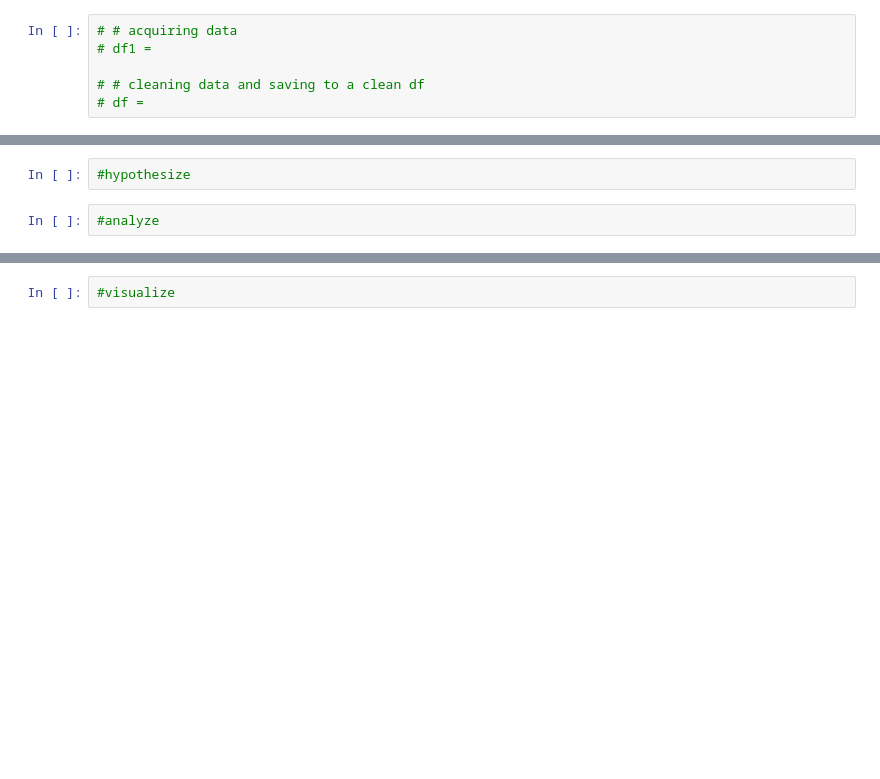
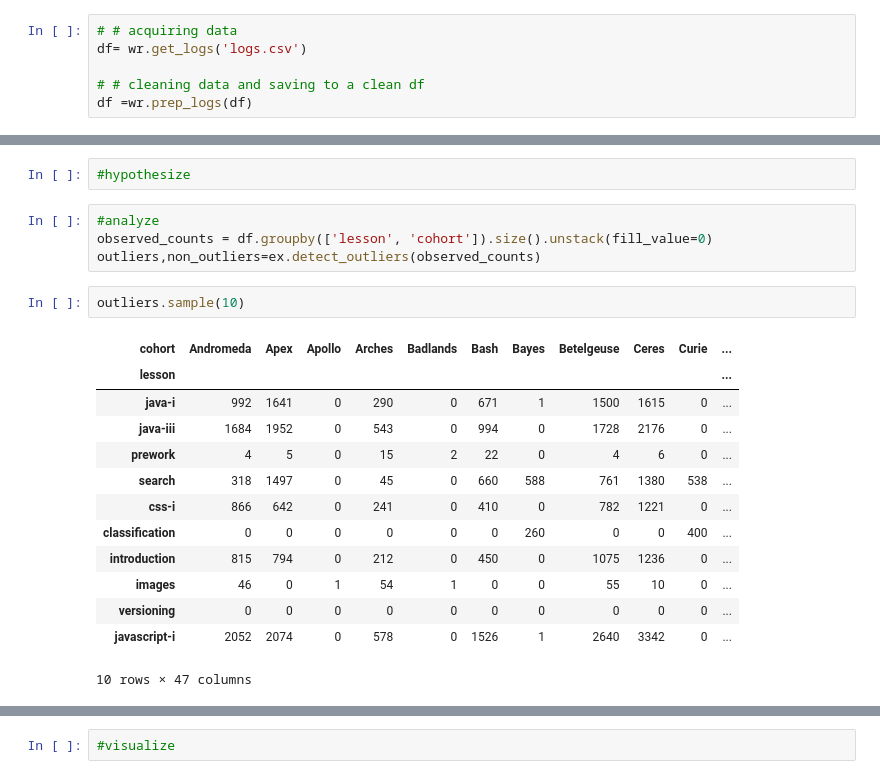
Before and after one commit to Access-Not-Found/project_anomaly, a Jupyter notebook: final_report.ipynb, the cells around one changed output, grey strips where cells are left out. Cells and saved outputs as stored; diff of their text form; blank space fills up the shorter version.

```diff
--- a/final_report.ipynb
+++ b/final_report.ipynb
@@ -53,7 +56,7 @@ import seaborn as sns
 || |
 # %%
 # # acquiring data
-# df1 =
+df= wr.get_logs('logs.csv')
 
 # # cleaning data and saving to a clean df
-# df =
+df =wr.prep_logs(df)
@@ -81,3 +107,21 @@ import seaborn as sns
 #hypothesize
 # %%
 #analyze
+observed_counts = df.groupby(['lesson', 'cohort']).size().unstack(fill_value=0)
+outliers,non_outliers=ex.detect_outliers(observed_counts)
+# %%
+outliers.sample(10)
+# %% [output]
+| cohort | Andromeda | Apex | Apollo | Arches | Badlands | Bash | Bayes | Betelgeuse | Ceres | Curie | ... |
+| lesson |  |  |  |  |  |  |  |  |  |  | ... |
+| java-i | 992 | 1641 | 0 | 290 | 0 | 671 | 1 | 1500 | 1615 | 0 | ... |
+| java-iii | 1684 | 1952 | 0 | 543 | 0 | 994 | 0 | 1728 | 2176 | 0 | ... |
+| prework | 4 | 5 | 0 | 15 | 2 | 22 | 0 | 4 | 6 | 0 | ... |
+| search | 318 | 1497 | 0 | 45 | 0 | 660 | 588 | 761 | 1380 | 538 | ... |
+| css-i | 866 | 642 | 0 | 241 | 0 | 410 | 0 | 782 | 1221 | 0 | ... |
+| classification | 0 | 0 | 0 | 0 | 0 | 0 | 260 | 0 | 0 | 400 | ... |
+| introduction | 815 | 794 | 0 | 212 | 0 | 450 | 0 | 1075 | 1236 | 0 | ... |
+| images | 46 | 0 | 1 | 54 | 1 | 0 | 0 | 55 | 10 | 0 | ... |
+| versioning | 0 | 0 | 0 | 0 | 0 | 0 | 0 | 0 | 0 | 0 | ... |
+| javascript-i | 2052 | 2074 | 0 | 578 | 0 | 1526 | 1 | 2640 | 3342 | 0 | ... |
+10 rows × 47 columns
```
Also changed, not shown: parts of 9 cells of this notebook.
